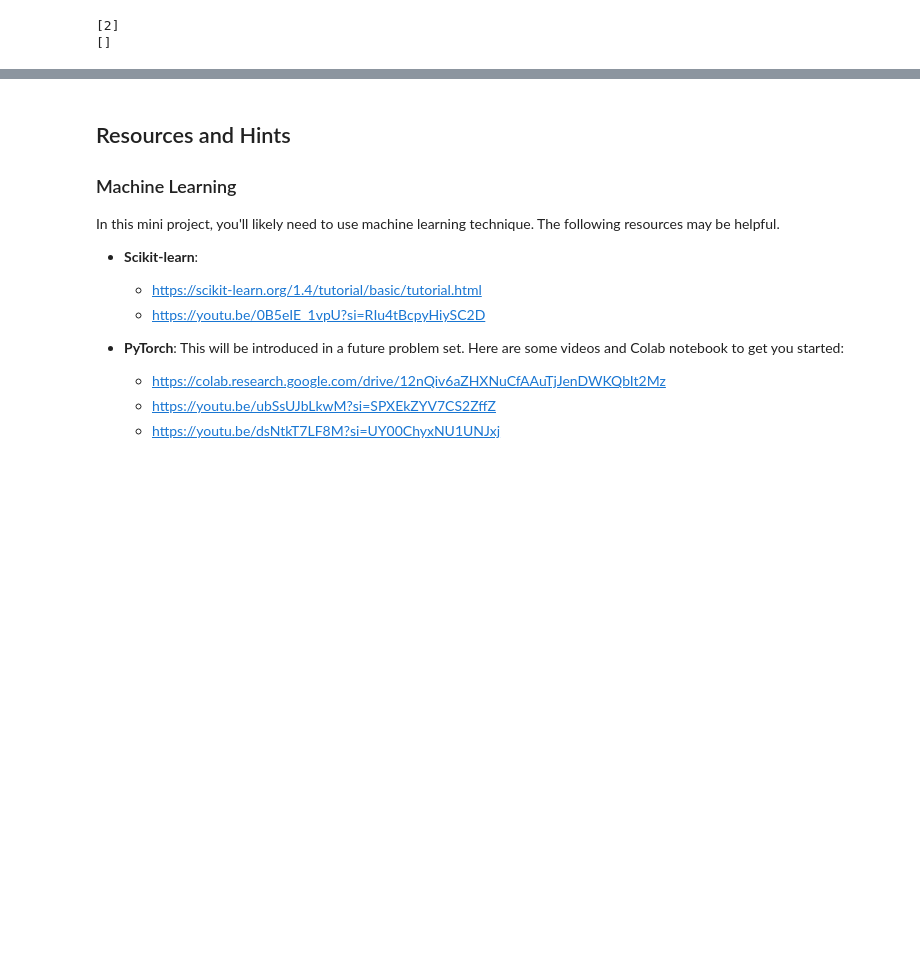
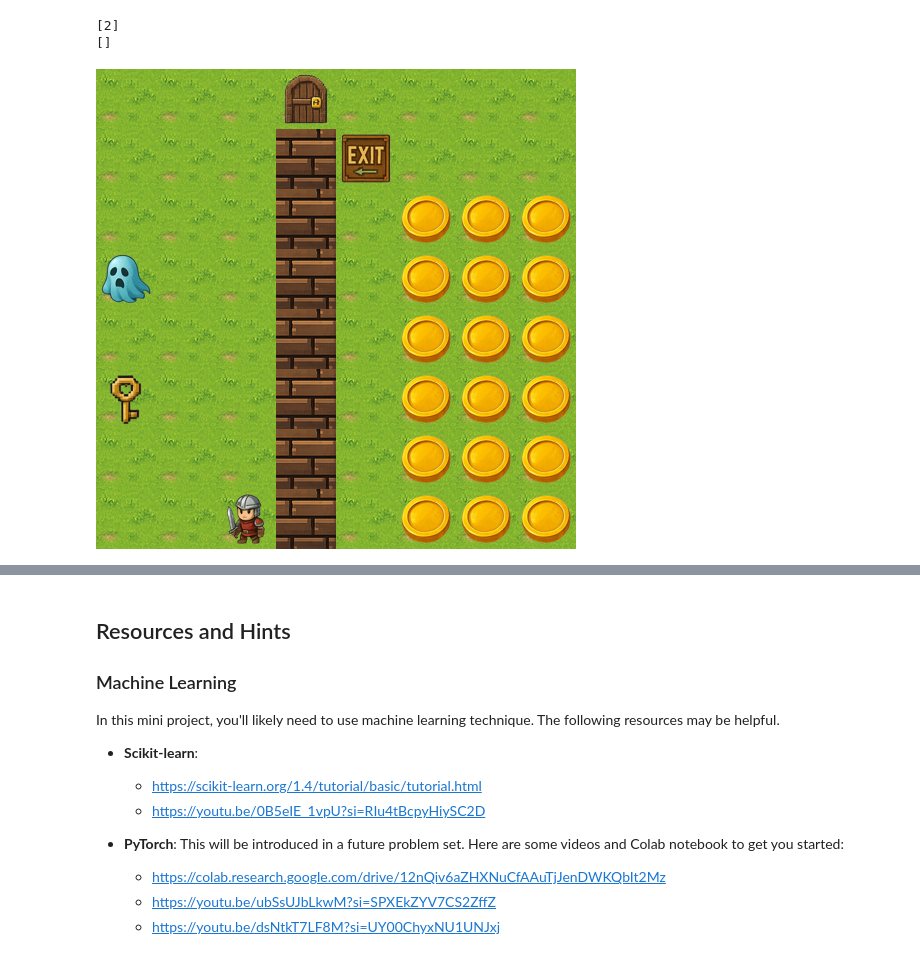
Before and after one commit to EugeneOYZ1203n/CS2109S-Mini-project, a Jupyter notebook: mini-project.ipynb, the cells around one changed output, grey strips where cells are left out. Saved outputs shown, nothing was run; the diff lists cells and outputs as text; code cells hidden in the pictures; blank space fills up the shorter version.

```diff
--- a/mini-project.ipynb
+++ b/mini-project.ipynb
@@ -870,33 +870,41 @@ level = Level(
     objective_fn=default_objective_fn,    # win when stand on exit
     seed=9,                         # for reproducibility
 )
 
 # 2) Layout: floors, then place objects
 for y in range(level.height):
     for x in range(level.width):
         level.add((x, y), create_floor())
 
 level.add((2, 7), create_agent(health=5))
 level.add((0, 3), create_phasing_effect(time=5))
 level.add((0, 5), create_key(key_id="123"))
 level.add((3,0), create_door(key_id="123"))
 level.add((3,4), create_wall())
 level.add((3,1), create_wall())
 level.add((3,2), create_wall())
 level.add((3,3), create_wall())
 level.add((3,5), create_wall())
 level.add((3,6), create_wall())
 level.add((3,7), create_wall())
 
+for i in range(3):
+    for j in range(6):
+        level.add((5 + i,2 + j), create_coin())
+
 #level.add((0, 1), create_coin(reward=5))
 
 level.add((4, 1), create_exit())
 
 #level.add((0, 2), create_core())
 #level.add((2, 2), create_core())
 
 def get_level():
     return to_state(level)
+
+display(renderer.render(get_level()))
+# %% [output]
+[figure, added]
 # %%
 %matplotlib widget
 
```
Also changed, not shown: parts of 2 cells of this notebook, 1 other file.
